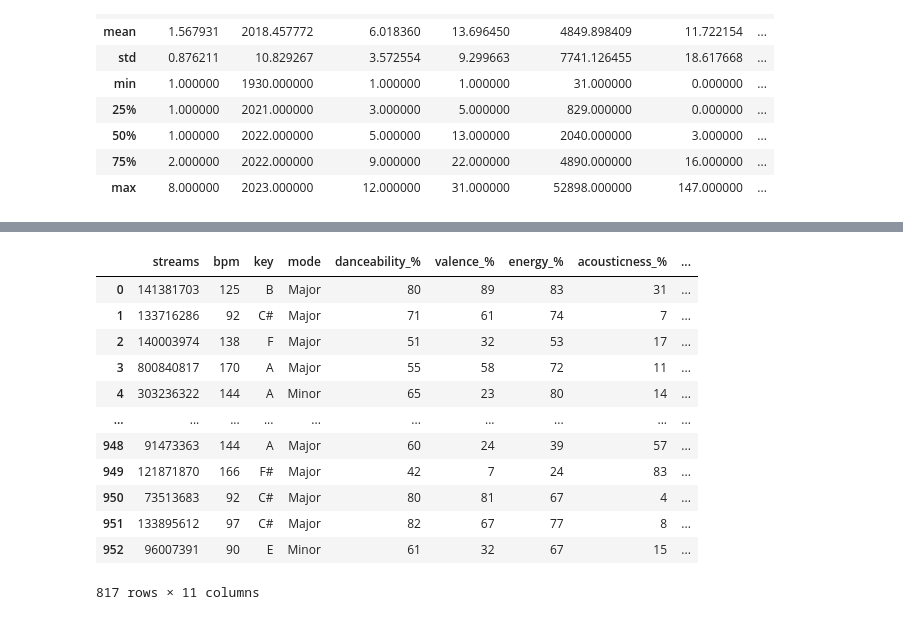
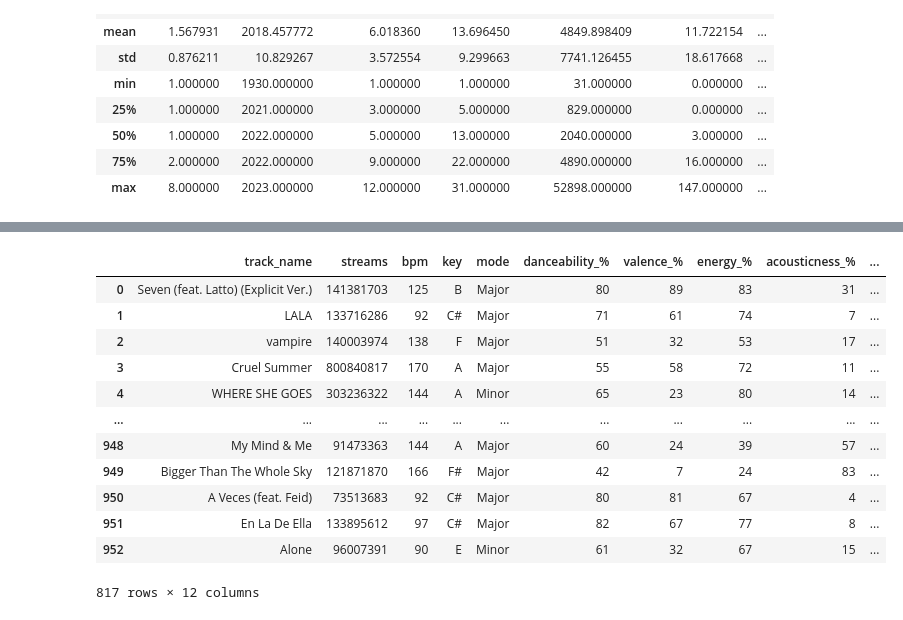
Before and after one commit to AmbitiousRabbit/S4-Web-App-Project, a Jupyter notebook: Spotifys_EDA.ipynb, the cells around one changed output, grey strips where cells are left out. Saved outputs shown, nothing was run; the diff lists cells and outputs as text; code cells hidden in the pictures.

```diff
--- a/Spotifys_EDA.ipynb
+++ b/Spotifys_EDA.ipynb
@@ -205,19 +205,19 @@ memory usage: 159.6+ KB
 # %%
 #Will need to explain what Im indentify as Music Magic (MM)
 
-music_magic = df[['streams', 'bpm', 'key', 'mode', 'danceability_%','valence_%', 'energy_%', 'acousticness_%', 'instrumentalness_%', 'liveness_%', 'speechiness_%']]
+music_magic = df[['track_name','streams', 'bpm', 'key', 'mode', 'danceability_%','valence_%', 'energy_%', 'acousticness_%', 'instrumentalness_%', 'liveness_%', 'speechiness_%']]
 music_magic
 # %% [output]
-|  | streams | bpm | key | mode | danceability_% | valence_% | energy_% | acousticness_% | ... |
-| 0 | 141381703 | 125 | B | Major | 80 | 89 | 83 | 31 | ... |
-| 1 | 133716286 | 92 | C# | Major | 71 | 61 | 74 | 7 | ... |
-| 2 | 140003974 | 138 | F | Major | 51 | 32 | 53 | 17 | ... |
-| 3 | 800840817 | 170 | A | Major | 55 | 58 | 72 | 11 | ... |
-| 4 | 303236322 | 144 | A | Minor | 65 | 23 | 80 | 14 | ... |
-| ... | ... | ... | ... | ... | ... | ... | ... | ... | ... |
-| 948 | 91473363 | 144 | A | Major | 60 | 24 | 39 | 57 | ... |
-| 949 | 121871870 | 166 | F# | Major | 42 | 7 | 24 | 83 | ... |
-| 950 | 73513683 | 92 | C# | Major | 80 | 81 | 67 | 4 | ... |
-| 951 | 133895612 | 97 | C# | Major | 82 | 67 | 77 | 8 | ... |
-| 952 | 96007391 | 90 | E | Minor | 61 | 32 | 67 | 15 | ... |
+|  | track_name | streams | bpm | key | mode | danceability_% | valence_% | energy_% | acousticness_% | ... |
+| 0 | Seven (feat. Latto) (Explicit Ver.) | 141381703 | 125 | B | Major | 80 | 89 | 83 | 31 | ... |
+| 1 | LALA | 133716286 | 92 | C# | Major | 71 | 61 | 74 | 7 | ... |
+| 2 | vampire | 140003974 | 138 | F | Major | 51 | 32 | 53 | 17 | ... |
+| 3 | Cruel Summer | 800840817 | 170 | A | Major | 55 | 58 | 72 | 11 | ... |
+| 4 | WHERE SHE GOES | 303236322 | 144 | A | Minor | 65 | 23 | 80 | 14 | ... |
+| ... | ... | ... | ... | ... | ... | ... | ... | ... | ... | ... |
+| 948 | My Mind & Me | 91473363 | 144 | A | Major | 60 | 24 | 39 | 57 | ... |
+| 949 | Bigger Than The Whole Sky | 121871870 | 166 | F# | Major | 42 | 7 | 24 | 83 | ... |
+| 950 | A Veces (feat. Feid) | 73513683 | 92 | C# | Major | 80 | 81 | 67 | 4 | ... |
+| 951 | En La De Ella | 133895612 | 97 | C# | Major | 82 | 67 | 77 | 8 | ... |
+| 952 | Alone | 96007391 | 90 | E | Minor | 61 | 32 | 67 | 15 | ... |
-817 rows × 11 columns
+817 rows × 12 columns
```
Also changed, not shown: parts of 3 cells of this notebook.
